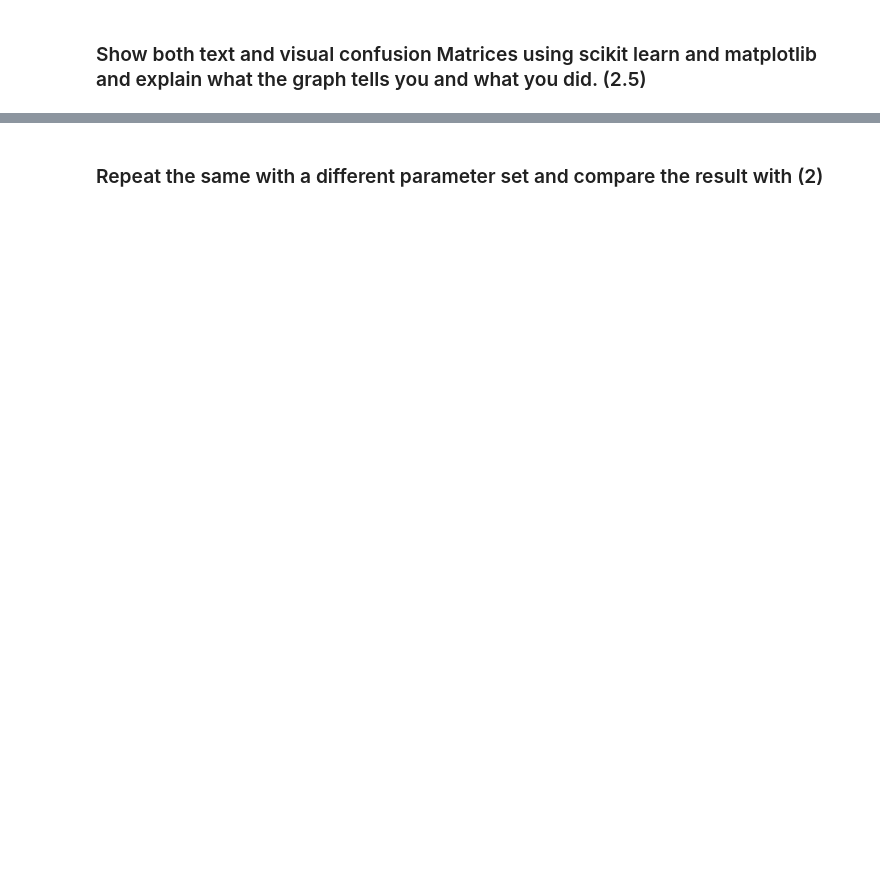
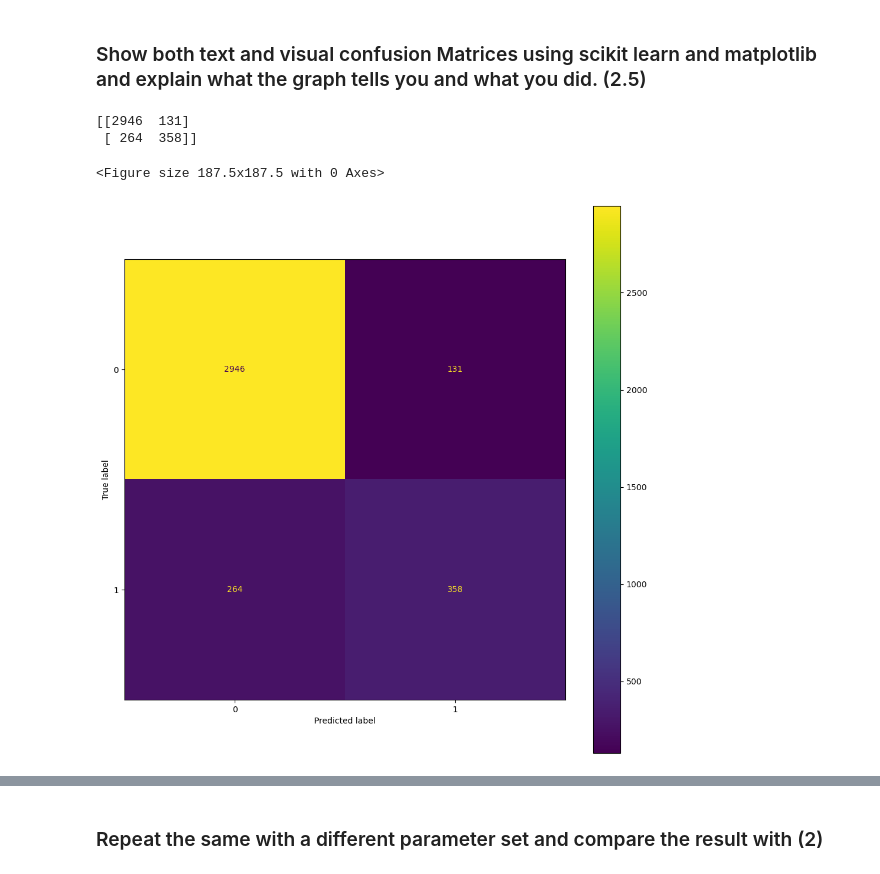
Before and after one commit to nwu1017/ANLY605-ML_AppDeployment, a Jupyter notebook: assignment1/Assignment02_nw388.ipynb, the cells around one changed output, grey strips where cells are left out. Cells and saved outputs as stored; diff of their text form; code cells hidden in the pictures; blank space fills up the shorter version.

```diff
--- a/assignment1/Assignment02_nw388.ipynb
+++ b/assignment1/Assignment02_nw388.ipynb
@@ -305,8 +467,19 @@ ConfusionMatrixDisplay.from_estimator(ada_fit, OSIX_test, OSIy_test)
 # %% [markdown]
 ### Create the appropriate classifier and describe what the syntax represents and what parameters you choose (1.5)
+# %%
+#choose 100 estimates in xgb
+
+clf_xgb = XGBClassifier(n_estimators =100, random_state=0)
 # %% [markdown]
 ### Train classifier on train data and explain what you did. (1.5)
+# %%
+#train the classifier
+
+xgb_fit = clf_xgb.fit(OSIX_train,OSIy_train)
 # %% [markdown]
 ### Test/fit classifier test data and explain what you did. (1.5)
+# %%
+#predict the data
+OSIy_pred_xgb = xgb_fit.predict(OSIX_test)
 # %% [markdown]
 ### Calculate accuracy and explain what you did. (1.5)
@@ -313,2 +498,19 @@ ConfusionMatrixDisplay.from_estimator(ada_fit, OSIX_test, OSIy_test)
 # %% [markdown]
 ### Show both text and visual confusion Matrices using scikit learn and matplotlib and explain what the graph tells you and what you did. (2.5)
+# %%
+### visual and text representation
+
+from sklearn.metrics import ConfusionMatrixDisplay
+from seaborn import set_palette
+
+plt.figure(figsize=(2.5,2.5),dpi=75)
+set_palette("Paired")
+
+conf_matrix_xgb = confusion_matrix(OSIy_test, OSIy_pred_xgb)
+ConfusionMatrixDisplay.from_estimator(xgb_fit, OSIX_test, OSIy_test)
+print(conf_matrix_xgb)
+# %% [output]
+[[2946  131]
+ [ 264  358]]
+<Figure size 187.5x187.5 with 0 Axes>
+[figure, added]
```
Also changed, not shown: parts of 40 cells of this notebook.
